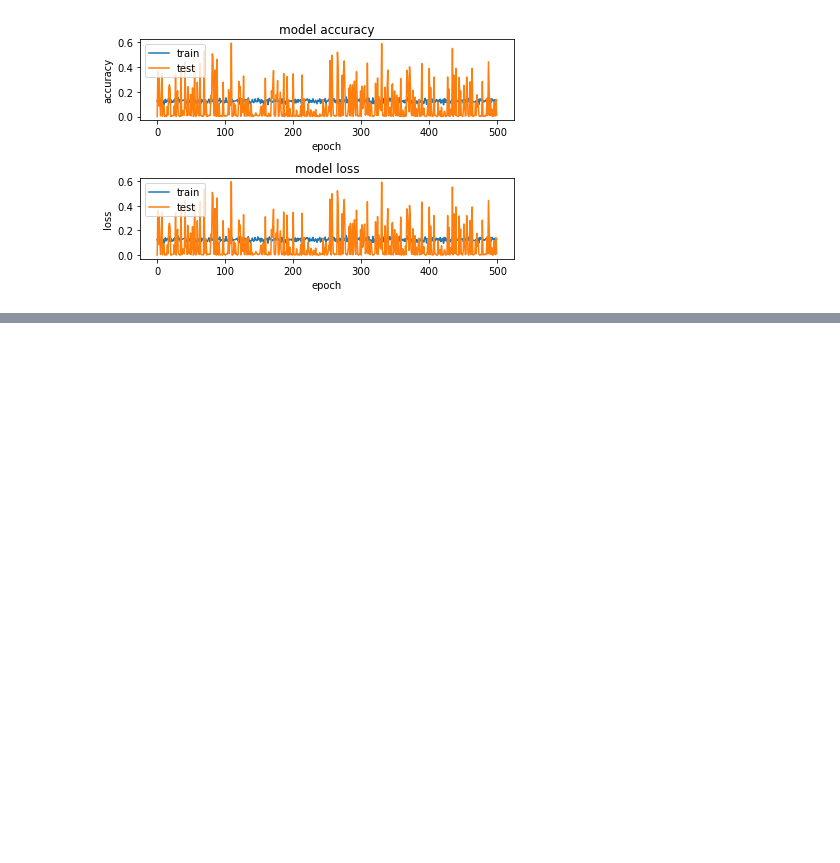
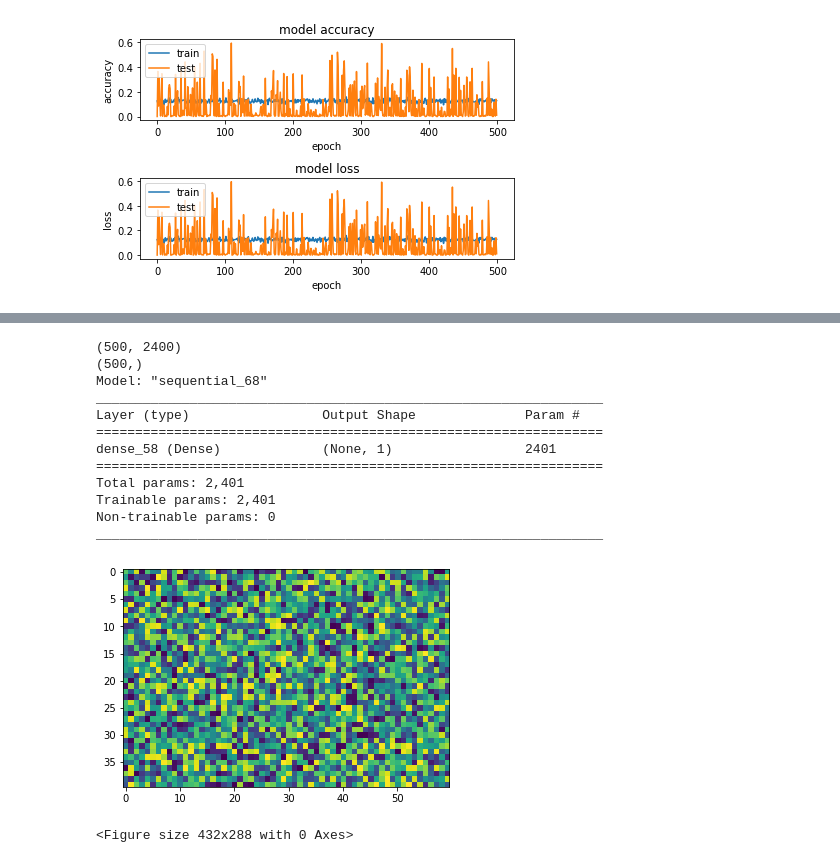
Before and after one commit to CSCI4850/S20-team2-project, a Jupyter notebook: mbogden_single_layer.ipynb, the cells around one changed output, grey strips where cells are left out. Drawn from its saved outputs; the diff is of its cells as text; code cells hidden in the pictures; blank space fills up the shorter version.

```diff
--- a/mbogden_single_layer.ipynb
+++ b/mbogden_single_layer.ipynb
@@ -207,0 +193,33 @@ while True:
+# %%
+n2 = 500
+input_size = ( 60, 40 )
+
+X2 = get_training_images( n=n2, target_size = input_size, normMethod=1, printAll = False )
+print(X2.shape)
+
+Y2 = get_human_scores( n2 )
+print(Y2.shape)
+
+model2 = slr_1( X2.shape )
+model2.summary()
+
+i2 = 0
+
+view_weights(model2, saveLoc='2.png')
+
+from IPython.display import clear_output
+# %% [output]
+(500, 2400)
+(500,)
+Model: "sequential_68"
+_________________________________________________________________
+Layer (type)                 Output Shape              Param #
+=================================================================
+dense_58 (Dense)             (None, 1)                 2401
+=================================================================
+Total params: 2,401
+Trainable params: 2,401
+Non-trainable params: 0
+_________________________________________________________________
+[figure, added]
+<Figure size 432x288 with 0 Axes>
```
Also changed, not shown: parts of 9 cells of this notebook.
